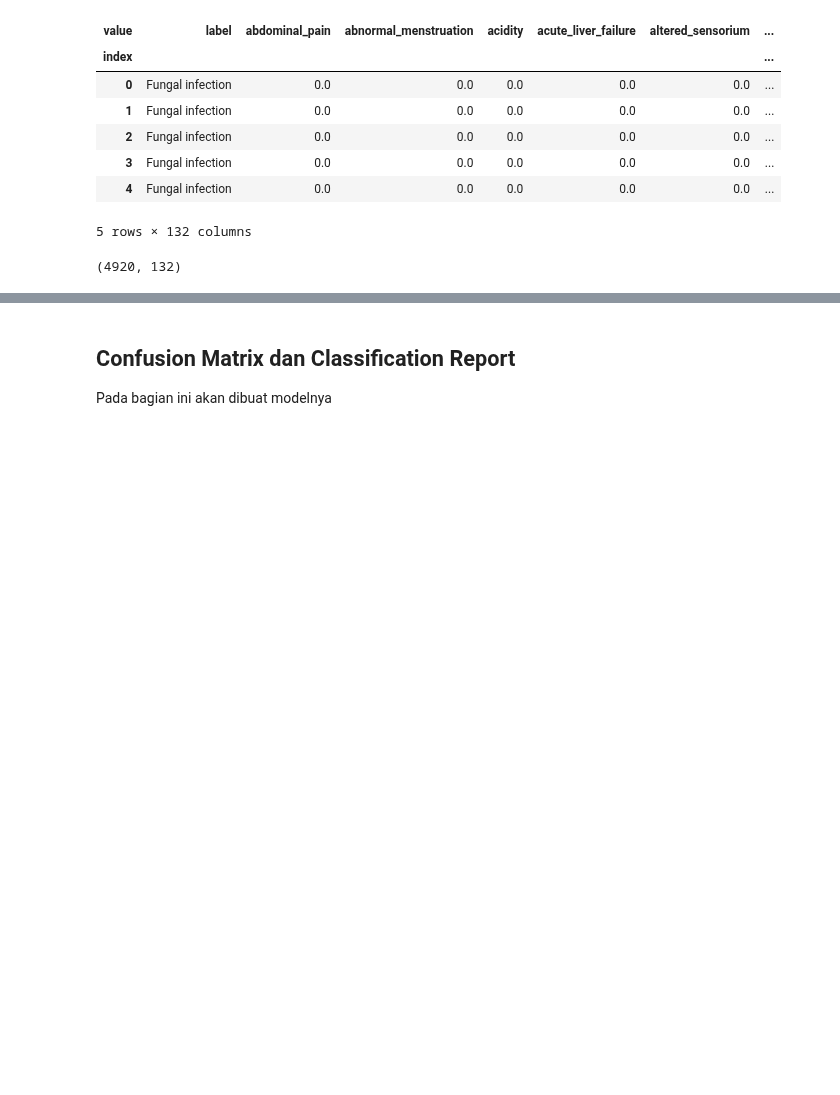
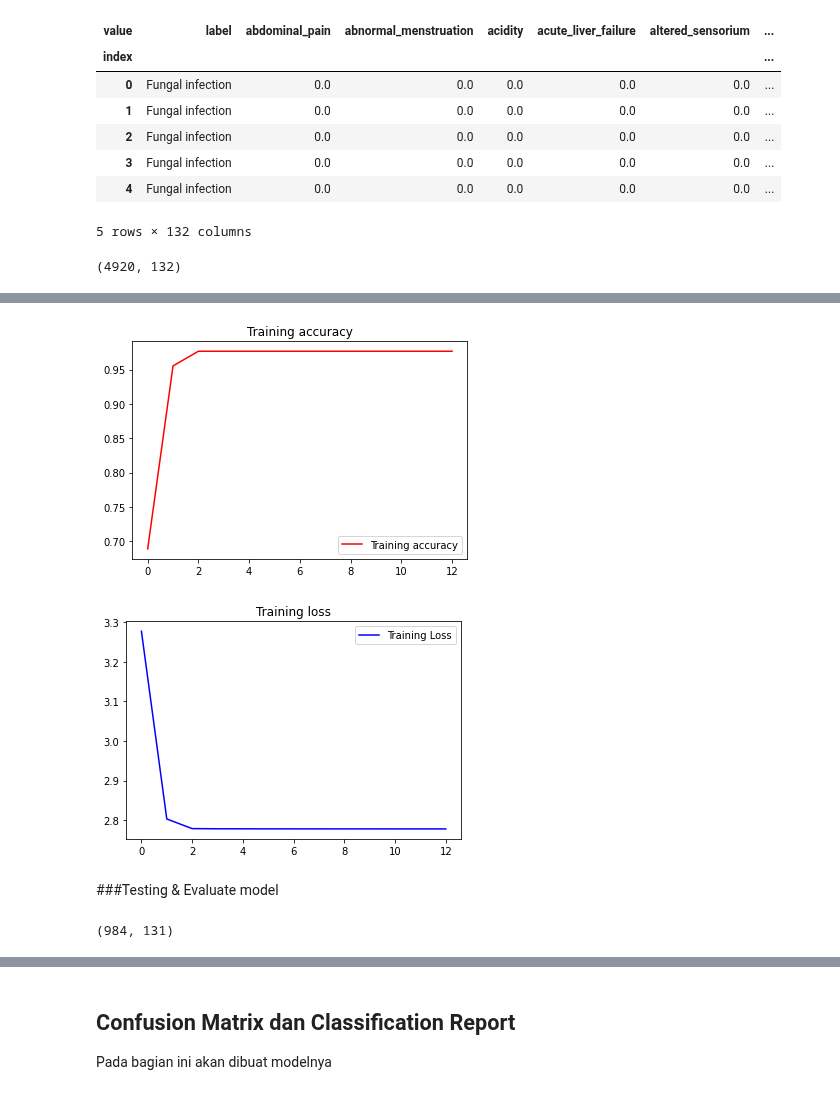
Before and after one commit to meidianarahmawati/mlt2hc7, a Jupyter notebook: Final Project.ipynb, the cells around one changed output, grey strips where cells are left out. Drawn from its saved outputs; the diff is of its cells as text; code cells hidden in the pictures; blank space fills up the shorter version.

```diff
--- a/Final Project.ipynb
+++ b/Final Project.ipynb
@@ -216,0 +329,12 @@ Pada bagian ini akan dibuat perbandingan model Random Forest Classifier dari skl
+# %%
+adam = Adam(learning_rate=0.001)
+# %%
+#Callback
+callback = EarlyStopping(
+    monitor="accuracy",
+    patience=10,
+    restore_best_weights=True,
+    mode='auto'
+)
+# %%
+model.compile(loss=tf.keras.losses.SparseCategoricalCrossentropy(from_logits=True),optimizer=adam,metrics=['accuracy'])
@@ -216,0 +359,2 @@ Pada bagian ini akan dibuat perbandingan model Random Forest Classifier dari skl
+# %%
+history = model.fit(X_train, y_train, batch_size=64, epochs=50, callbacks=callback)
@@ -216,0 +379,29 @@ Pada bagian ini akan dibuat perbandingan model Random Forest Classifier dari skl
+# %%
+# Visualize Loss & Accuracy
+
+%matplotlib inline
+import matplotlib.pyplot as plt
+acc = history.history['accuracy']
+loss = history.history['loss']
+
+epochs = range(len(acc))
+
+plt.plot(epochs, acc, 'r', label='Training accuracy')
+plt.title('Training accuracy')
+plt.legend()
+plt.figure()
+
+plt.plot(epochs, loss, 'b', label='Training Loss')
+plt.title('Training loss')
+plt.legend()
+
+plt.show()
+# %% [output]
+[figure, added]
+[figure, added]
+# %% [markdown]
+###Testing & Evaluate model
+# %%
+X_test.shape
+# %% [output]
+(984, 131)
```
Also changed, not shown: parts of 43 cells of this notebook.
